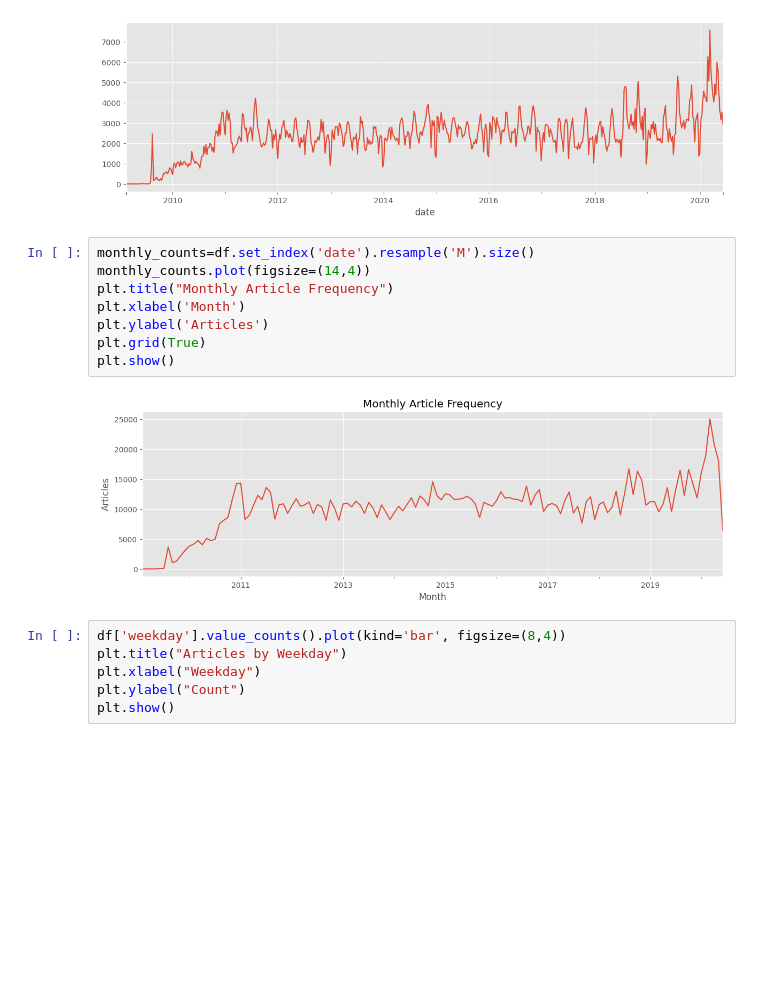
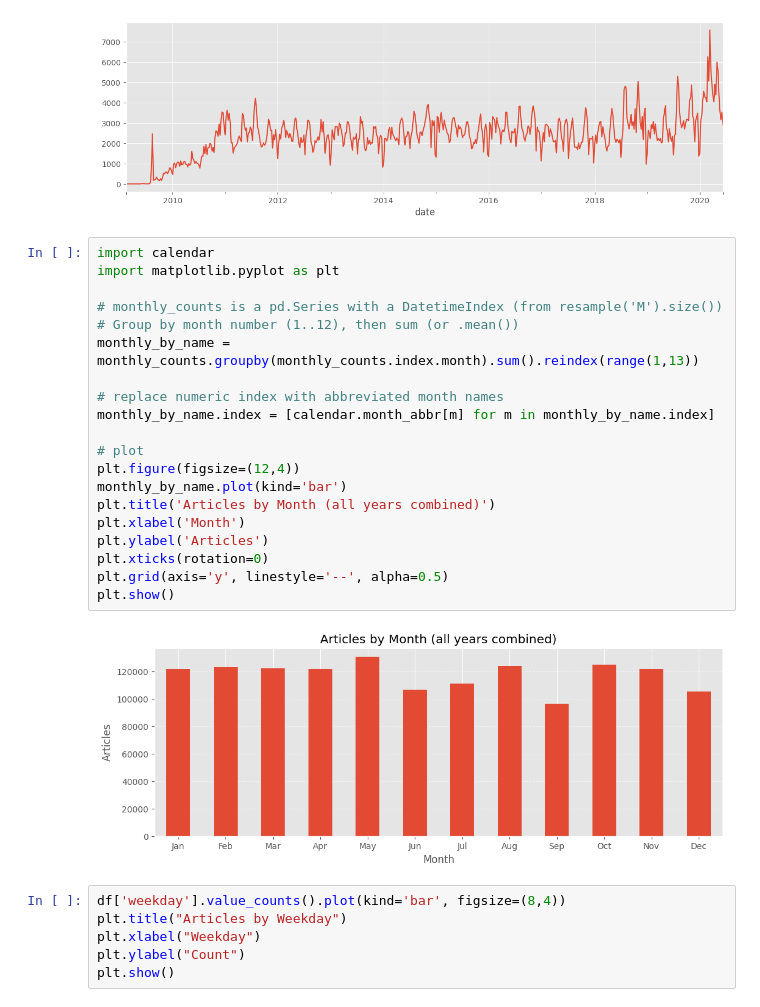
Before and after one commit to Feven777/Predicting_Price_Moves_with_News_Sentiment, a Jupyter notebook: notebooks/sentiment_analysis.ipynb, the cells around one changed output. Cells and saved outputs as stored; diff of their text form; blank space fills up the shorter version.

```diff
--- a/notebooks/sentiment_analysis.ipynb
+++ b/notebooks/sentiment_analysis.ipynb
@@ -303,15 +303,27 @@ weekly_counts.plot(figsize=(14,4))
 <Axes: xlabel='date'>
 [figure]
 # %%
-monthly_counts=df.set_index('date').resample('M').size()
-monthly_counts.plot(figsize=(14,4))
-plt.title("Monthly Article Frequency")
+import calendar
+import matplotlib.pyplot as plt
+
+# monthly_counts is a pd.Series with a DatetimeIndex (from resample('M').size())
+# Group by month number (1..12), then sum (or .mean())
+monthly_by_name = monthly_counts.groupby(monthly_counts.index.month).sum().reindex(range(1,13))
+
+# replace numeric index with abbreviated month names
+monthly_by_name.index = [calendar.month_abbr[m] for m in monthly_by_name.index]
+
+# plot
+plt.figure(figsize=(12,4))
+monthly_by_name.plot(kind='bar')
+plt.title('Articles by Month (all years combined)')
 plt.xlabel('Month')
 plt.ylabel('Articles')
-plt.grid(True)
+plt.xticks(rotation=0)
+plt.grid(axis='y', linestyle='--', alpha=0.5)
 plt.show()
 # %% [output]
-[figure, old version]
+[figure, new version]
 # %%
 df['weekday'].value_counts().plot(kind='bar', figsize=(8,4))
 plt.title("Articles by Weekday")
```
Also changed, not shown: parts of 4 cells of this notebook.
